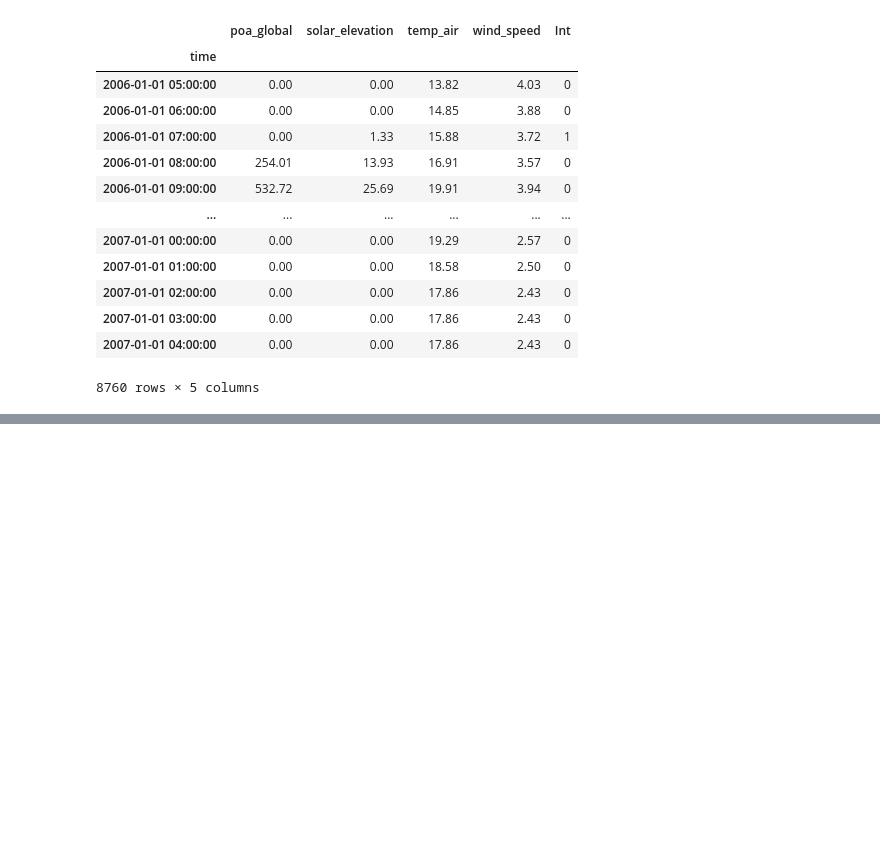
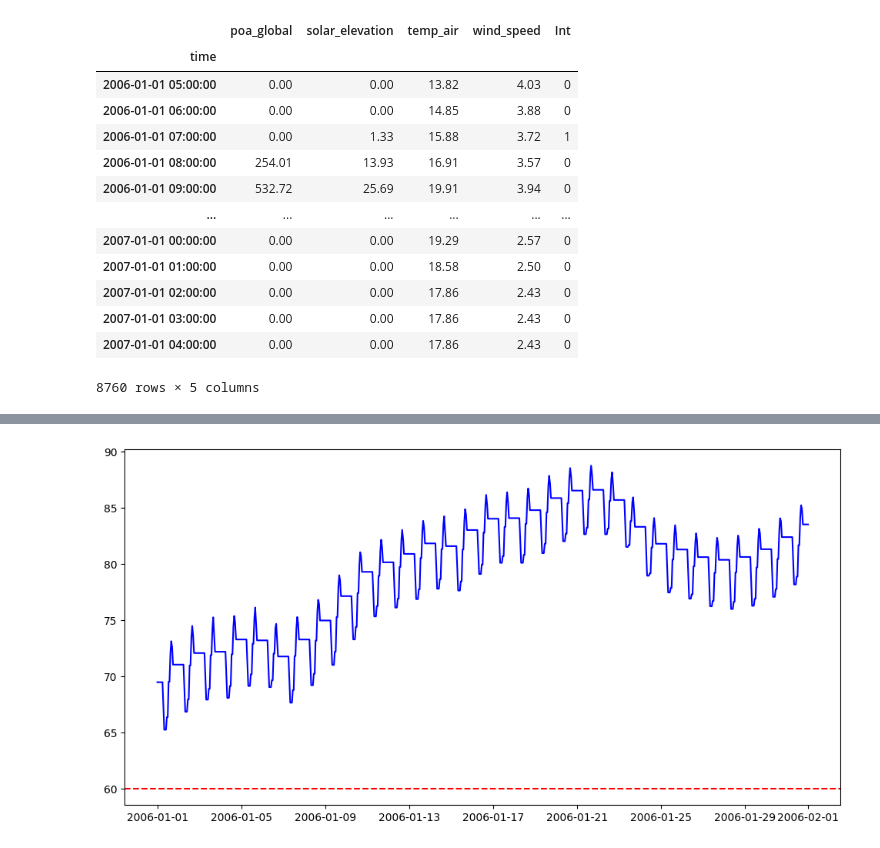
Before and after one commit to yashladd/solar_water_heater, a Jupyter notebook: latest.ipynb, the cells around one changed output, grey strips where cells are left out. Cells and saved outputs as stored; diff of their text form; code cells hidden in the pictures; blank space fills up the shorter version.

```diff
--- a/latest.ipynb
+++ b/latest.ipynb
@@ -50,0 +51,3 @@ CRRTIME 23:55:00
+# %%
+simulation.simulate_month()
+# %% [output]
@@ -50,0 +71 @@ CRRTIME 23:55:00
+[figure, added]
```
Also changed, not shown: parts of 4 cells of this notebook, 2 other files.
